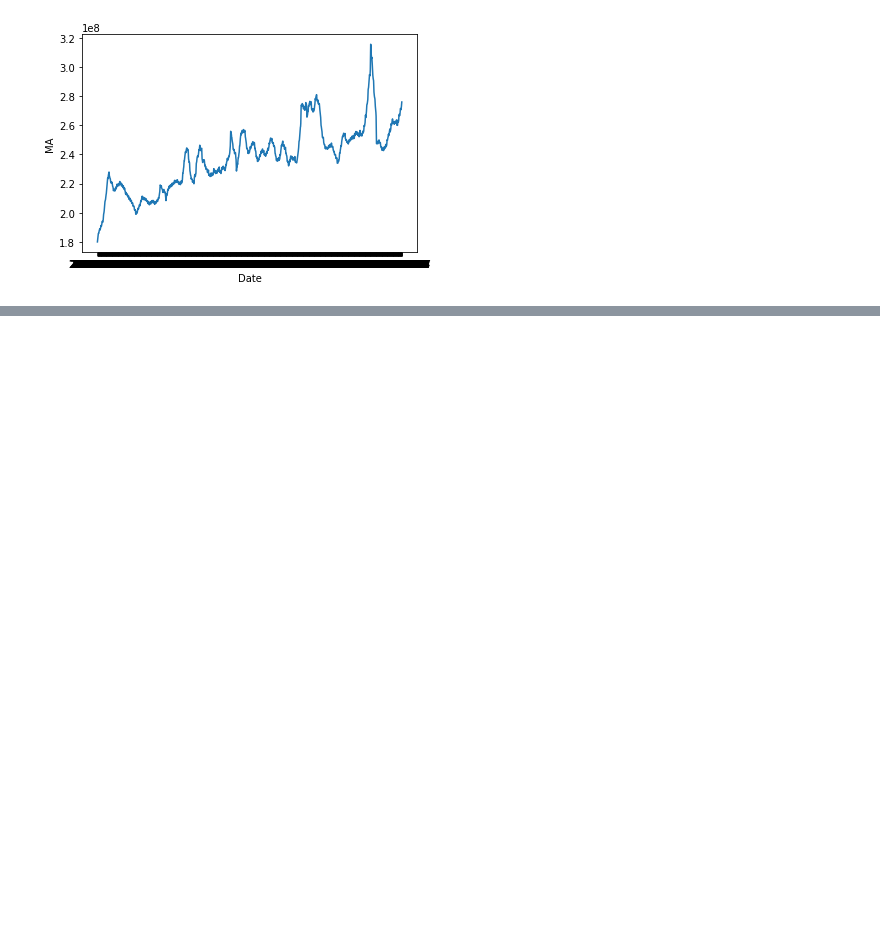
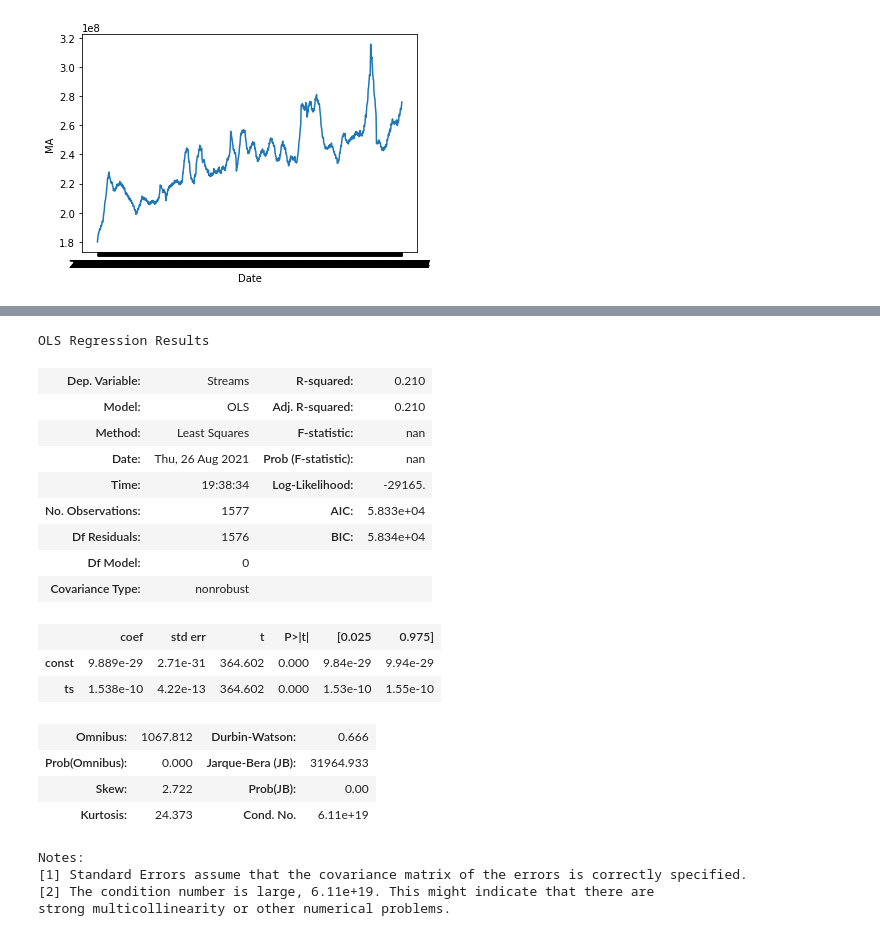
Before and after one commit to Trickster2038/researchSpotify, a Jupyter notebook: research.ipynb, the cells around one changed output, grey strips where cells are left out. Drawn from its saved outputs; the diff is of its cells as text; code cells hidden in the pictures; blank space fills up the shorter version.

```diff
--- a/research.ipynb
+++ b/research.ipynb
@@ -71,0 +152,32 @@ sns.lineplot(x=df3.index, y=df3.MA)
+# %%
+import statsmodels.api as sm
+
+X = df3['ts']
+y = df3['Streams']
+X = sm.add_constant(X)
+
+model = sm.OLS(y, X).fit()
+
+model.summary()
+# %% [output]
+OLS Regression Results
+| Dep. Variable: | Streams | R-squared: | 0.210 |
+| Model: | OLS | Adj. R-squared: | 0.210 |
+| Method: | Least Squares | F-statistic: | nan |
+| Date: | Thu, 26 Aug 2021 | Prob (F-statistic): | nan |
+| Time: | 19:38:34 | Log-Likelihood: | -29165. |
+| No. Observations: | 1577 | AIC: | 5.833e+04 |
+| Df Residuals: | 1576 | BIC: | 5.834e+04 |
+| Df Model: | 0 |  |  |
+| Covariance Type: | nonrobust |  |  |
+|  | coef | std err | t | P>|t| | [0.025 | 0.975] |
+| const | 9.889e-29 | 2.71e-31 | 364.602 | 0.000 | 9.84e-29 | 9.94e-29 |
+| ts | 1.538e-10 | 4.22e-13 | 364.602 | 0.000 | 1.53e-10 | 1.55e-10 |
+| Omnibus: | 1067.812 | Durbin-Watson: | 0.666 |
+| Prob(Omnibus): | 0.000 | Jarque-Bera (JB): | 31964.933 |
+| Skew: | 2.722 | Prob(JB): | 0.00 |
+| Kurtosis: | 24.373 | Cond. No. | 6.11e+19 |
+Notes:
+[1] Standard Errors assume that the covariance matrix of the errors is correctly specified.
+[2] The condition number is large, 6.11e+19. This might indicate that there are
+strong multicollinearity or other numerical problems.
```
Also changed, not shown: parts of 11 cells of this notebook.
